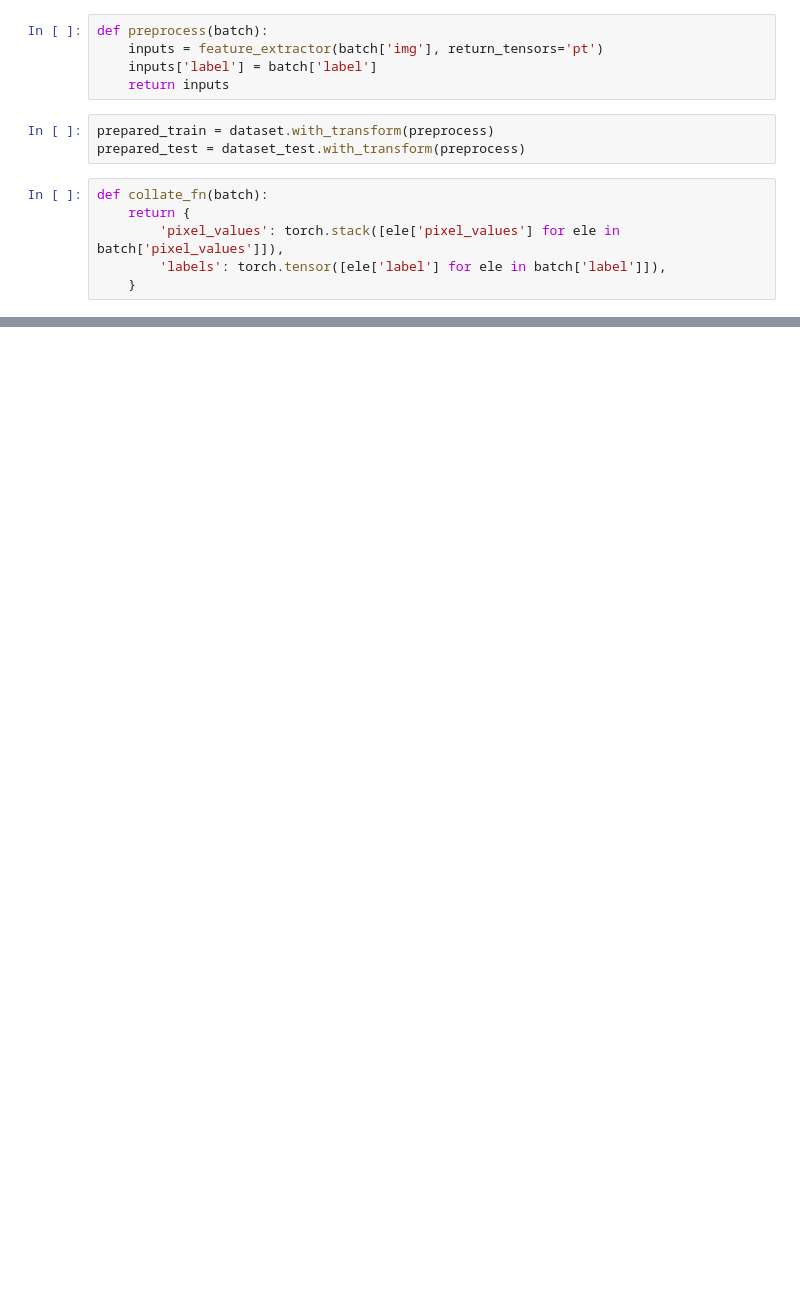
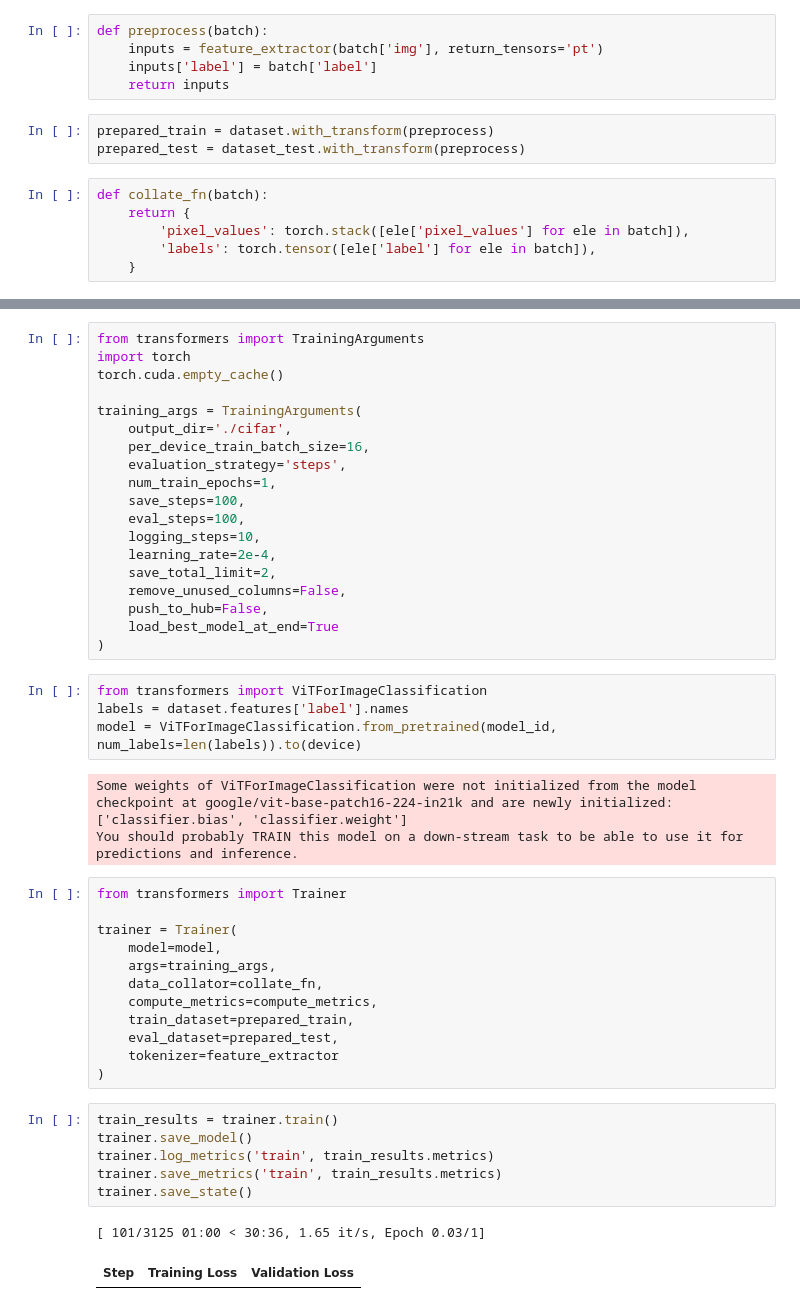
Before and after one commit to arun477/deep_learning_portal, a Jupyter notebook: nbs/7_63_vit.ipynb, the cells around one changed output, grey strips where cells are left out. Drawn from its saved outputs; the diff is of its cells as text; blank space fills up the shorter version.

```diff
--- a/nbs/7_63_vit.ipynb
+++ b/nbs/7_63_vit.ipynb
@@ -89,8 +99,8 @@ prepared_test = dataset_test.with_transform(preprocess)
 # %%
 def collate_fn(batch):
     return {
-        'pixel_values': torch.stack([ele['pixel_values'] for ele in batch['pixel_values']]),
-        'labels': torch.tensor([ele['label'] for ele in batch['label']]),
+        'pixel_values': torch.stack([ele['pixel_values'] for ele in batch]),
+        'labels': torch.tensor([ele['label'] for ele in batch]),
     }
 # %%
 from datasets import load_metric
@@ -104,3 +115,50 @@ def compute_metrics(p):
 You can avoid this message in future by passing the argument `trust_remote_code=True`.
 Passing `trust_remote_code=True` will be mandatory to load this metric from the next major release of `datasets`.
   warnings.warn(
+# %%
+from transformers import TrainingArguments
+import torch
+torch.cuda.empty_cache()
+
+training_args = TrainingArguments(
+    output_dir='./cifar',
+    per_device_train_batch_size=16,
+    evaluation_strategy='steps',
+    num_train_epochs=1,
+    save_steps=100,
+    eval_steps=100,
+    logging_steps=10,
+    learning_rate=2e-4,
+    save_total_limit=2,
+    remove_unused_columns=False,
+    push_to_hub=False,
+    load_best_model_at_end=True
+)
+# %%
+from transformers import ViTForImageClassification
+labels = dataset.features['label'].names
+model = ViTForImageClassification.from_pretrained(model_id, num_labels=len(labels)).to(device)
+# %% [output]
+Some weights of ViTForImageClassification were not initialized from the model checkpoint at google/vit-base-patch16-224-in21k and are newly initialized: ['classifier.bias', 'classifier.weight']
+You should probably TRAIN this model on a down-stream task to be able to use it for predictions and inference.
+# %%
+from transformers import Trainer
+
+trainer = Trainer(
+    model=model,
+    args=training_args,
+    data_collator=collate_fn,
+    compute_metrics=compute_metrics,
+    train_dataset=prepared_train,
+    eval_dataset=prepared_test,
+    tokenizer=feature_extractor
+)
+# %%
+train_results = trainer.train()
+trainer.save_model()
+trainer.log_metrics('train', train_results.metrics)
+trainer.save_metrics('train', train_results.metrics)
+trainer.save_state()
+# %% [output]
+[ 101/3125 01:00 < 30:36, 1.65 it/s, Epoch 0.03/1]
+| Step | Training Loss | Validation Loss |
```
Also changed, not shown: parts of 12 cells of this notebook.
